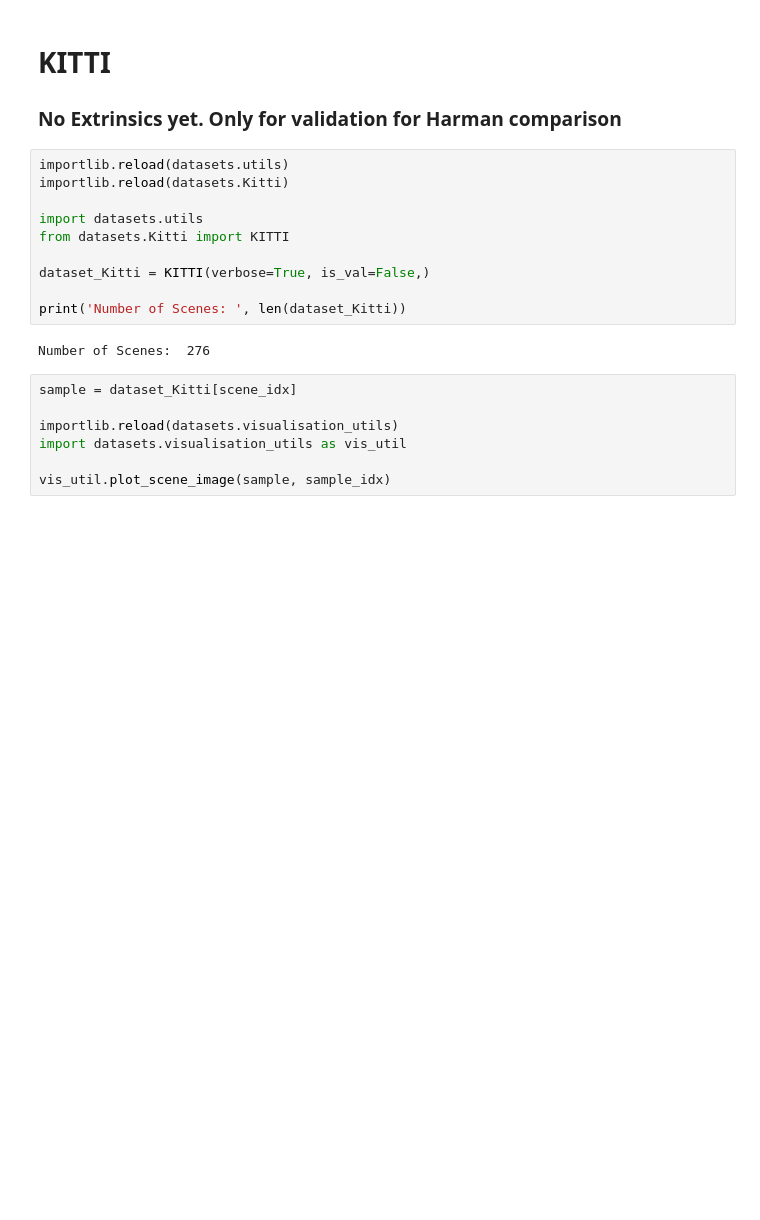
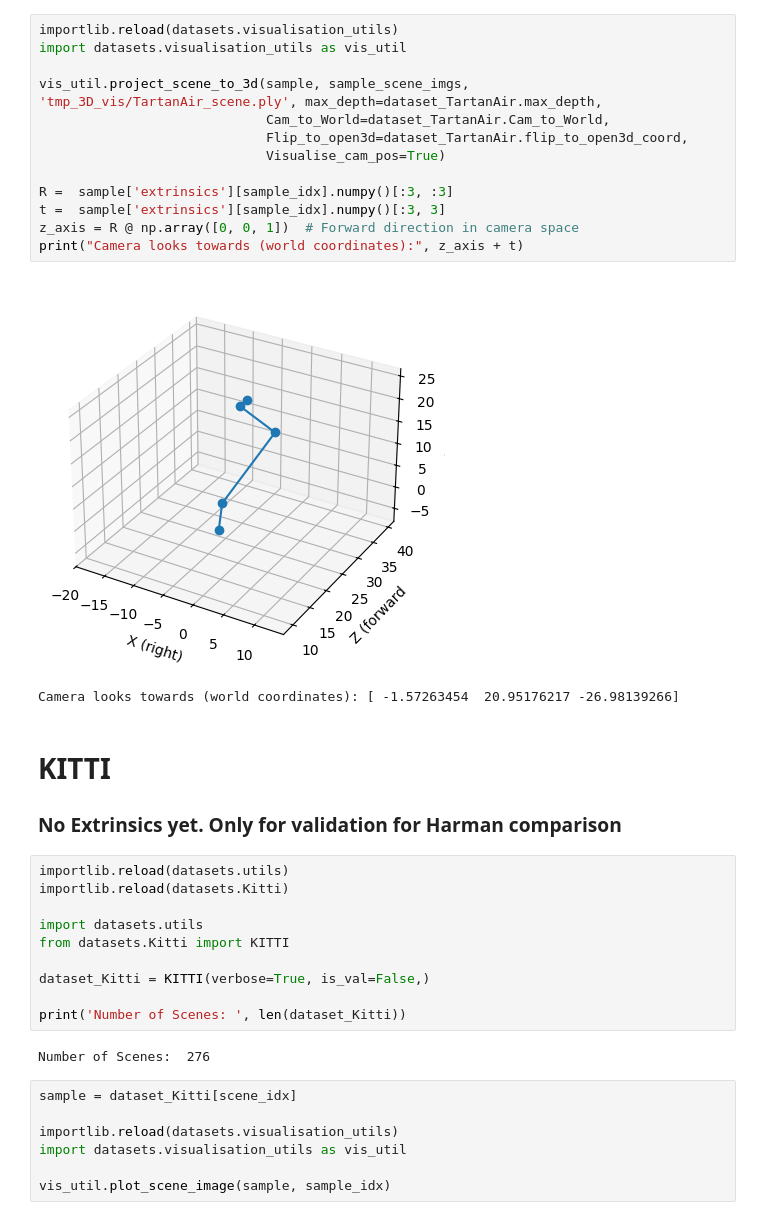
Before and after one commit to FriedFeid/Video-Depth-Anything, a Jupyter notebook: Test_dataset.ipynb, the cells around one changed output. Cells and saved outputs as stored; diff of their text form; blank space fills up the shorter version.

```diff
--- a/Test_dataset.ipynb
+++ b/Test_dataset.ipynb
@@ -27,3 +80,19 @@ sample_scene_imgs = np.arange(0, 100, 20)
+# %%
+importlib.reload(datasets.visualisation_utils)
+import datasets.visualisation_utils as vis_util
+
+vis_util.project_scene_to_3d(sample, sample_scene_imgs, 'tmp_3D_vis/TartanAir_scene.ply', max_depth=dataset_TartanAir.max_depth,
+                             Cam_to_World=dataset_TartanAir.Cam_to_World,
+                             Flip_to_open3d=dataset_TartanAir.flip_to_open3d_coord,
+                             Visualise_cam_pos=True)
+
+R =  sample['extrinsics'][sample_idx].numpy()[:3, :3]
+t =  sample['extrinsics'][sample_idx].numpy()[:3, 3]
+z_axis = R @ np.array([0, 0, 1])  # Forward direction in camera space
+print("Camera looks towards (world coordinates):", z_axis + t)
+# %% [output]
+[figure, added]
+Camera looks towards (world coordinates): [ -1.57263454  20.95176217 -26.98139266]
 # %% [markdown]
 # KITTI
 
```
Also changed, not shown: parts of 7 cells of this notebook, 1 other file.
